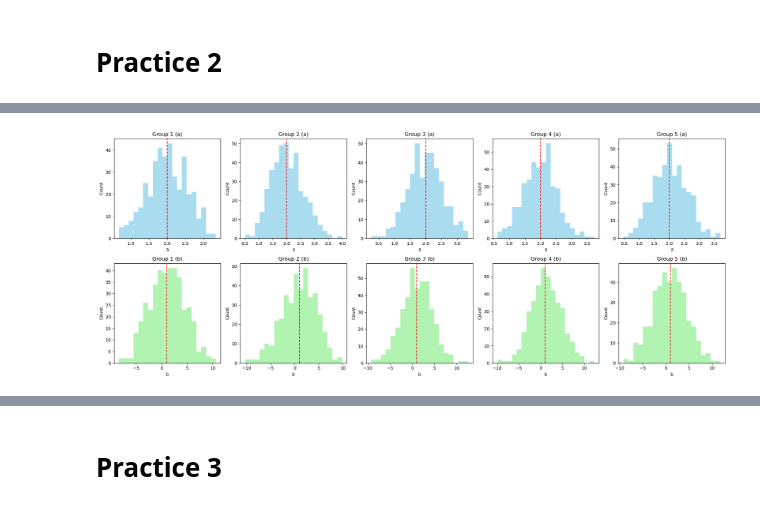
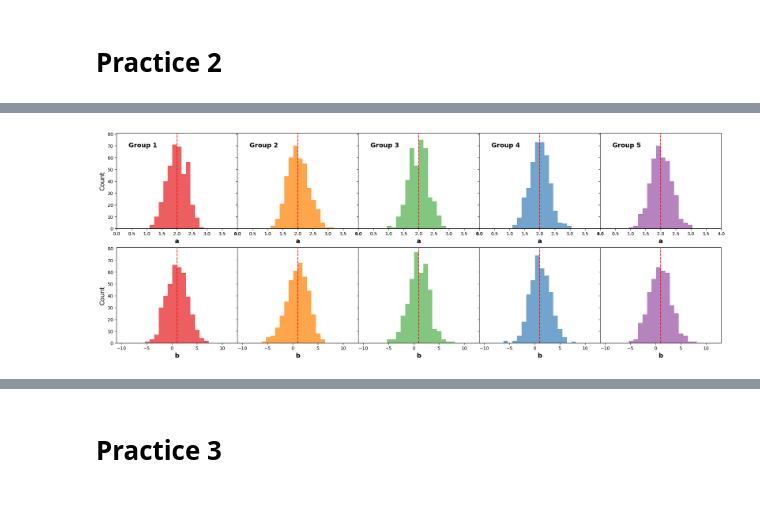
Before and after one commit to hyp0515/exp_phy_ii, a Jupyter notebook: may6/practice_1.ipynb, the cells around one changed output, grey strips where cells are left out. Saved outputs shown, nothing was run; the diff lists cells and outputs as text; code cells hidden in the pictures.

Commit message:
May 6 figures update

```diff
--- a/may6/practice_1.ipynb
+++ b/may6/practice_1.ipynb
@@ -13,7 +13,7 @@ np.random.seed(42)
 true_a = 2.0
 true_b = 1.0
 #題目要求
-sigma0 = 5.0
+sigma0 = 3.0
 x = np.linspace(1, 10, 10)
 num_sets = 2000
 # %%
@@ -201,20 +214,18 @@ plt.show()
 # %% [markdown]
 # Practice 2
 # %%
-#假設chi2_values和fit_results是前面已算好的list
-chi2_values = np.array(chi2_values)
-fit_results = np.array(fit_results)
-
 #根據chi square值排序，取得排序後的索引
 sorted_indices = np.argsort(chi2_values)
 
 #將排序後的擬合參數依區段分成五區（每區400組）
 num_per_group = 400
+chisq_groups = []
 a_groups = []
 b_groups = []
 
 for i in range(5):
     #取出這一區的index
-    idx = sorted_indices[i * num_per_group : (i + 1) * num_per_group]
-    a_groups.append(fit_results[idx, 0])  #取出a值
-    b_groups.append(fit_results[idx, 1])  #取出b值
+    idx = sorted_indices[i*num_per_group : (i+1)*num_per_group]
+    chisq_groups.append(chi2_values[idx])  #取出chi square值
+    a_groups.append(a_list[idx])  #取出a值
+    b_groups.append(b_list[idx])  #取出b值
@@ -221,27 +256,35 @@ for i in range(5):
 # %%
 #畫出每一區的a和b直方圖
-fig, axs = plt.subplots(2, 5, figsize=(20, 8))
-
+fig, axs = plt.subplots(2, 5, figsize=(20, 8), sharey=True)
+plt.subplots_adjust(left=0.05, right=0.97, top=0.9, bottom=0.1, hspace=0.2, wspace=0)
 for i in range(5):
-    axs[0, i].hist(a_groups[i], bins=20, alpha=0.7, color='skyblue')
-    axs[0, i].axvline(true_a, color='r', linestyle='--', label='True a')
-    axs[0, i].set_title(f'Group {i+1} (a)')
-    axs[0, i].set_xlabel('a')
-    axs[0, i].set_ylabel('Count')
-
-    axs[1, i].hist(b_groups[i], bins=20, alpha=0.7, color='lightgreen')
-    axs[1, i].axvline(true_b, color='r', linestyle='--', label='True b')
-    axs[1, i].set_title(f'Group {i+1} (b)')
-    axs[1, i].set_xlabel('b')
-    axs[1, i].set_ylabel('Count')
+    axs[0, i].hist(a_groups[i], bins=20, alpha=0.7, color=colors[i], range=(0.5, 3.5),
+                   histtype='stepfilled')
+    axs[0, i].axvline(true_a, color='r', linestyle='--')
+    axs[0, i].text(0.1, 0.85, f'Group {i+1}', fontsize=14, color='black', transform=axs[0, i].transAxes,
+                   fontweight='bold')
+    # axs[0, i].set_title(f'Group {i+1} (a)')
+    axs[0, i].set_xlabel('a', fontsize=14, fontweight='semibold')
+    if i == 0:
+        axs[0, i].set_ylabel('Count', fontsize=14)
+    axs[0, i].set_xlim(left=0, right=4)
 
 
-plt.tight_layout()
+
+    axs[1, i].hist(b_groups[i], bins=20, alpha=0.7, color=colors[i], range=(-8, 10),
+                   histtype='stepfilled')
+    axs[1, i].axvline(true_b, color='r', linestyle='--')
+    if i == 0:
+        axs[1, i].set_ylabel('Count', fontsize=14)
+    axs[1, i].set_xlabel('b', fontsize=14, fontweight='semibold')
+    axs[1, i].set_xlim(left=-11, right=13)
+
+
+# plt.tight_layout()
 plt.savefig("output2_1.pdf", transparent=True)
-#plt.axvline(np.mean(a_groups[i]), color='orange', linestyle='--', label='Mean a')
 plt.show()
 # %% [output]
-[figure, old version]
+[figure, new version]
 # %%
 #畫出每一區的a和b直方圖
 fig, axs = plt.subplots(1, 2, figsize=(10, 5), sharey=True)
```
Also changed, not shown: parts of 18 cells of this notebook, 13 other files.
